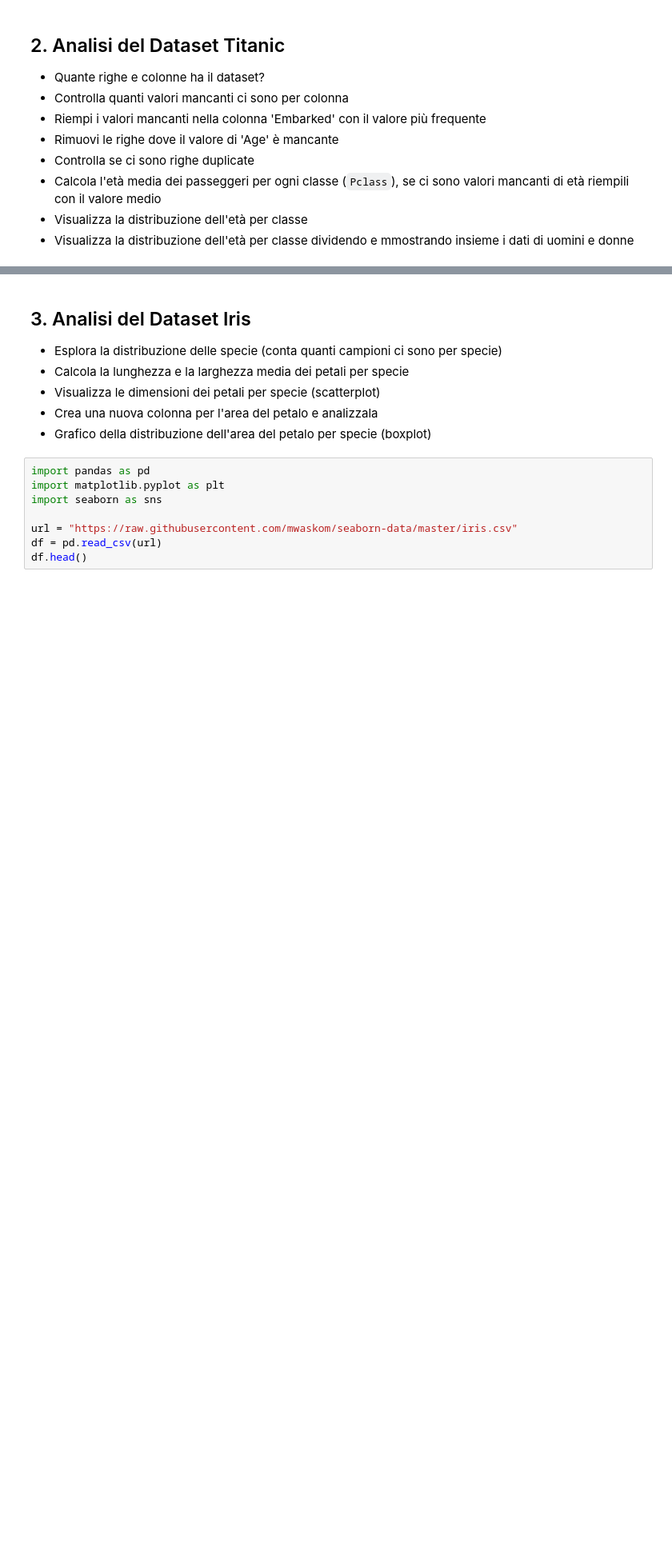
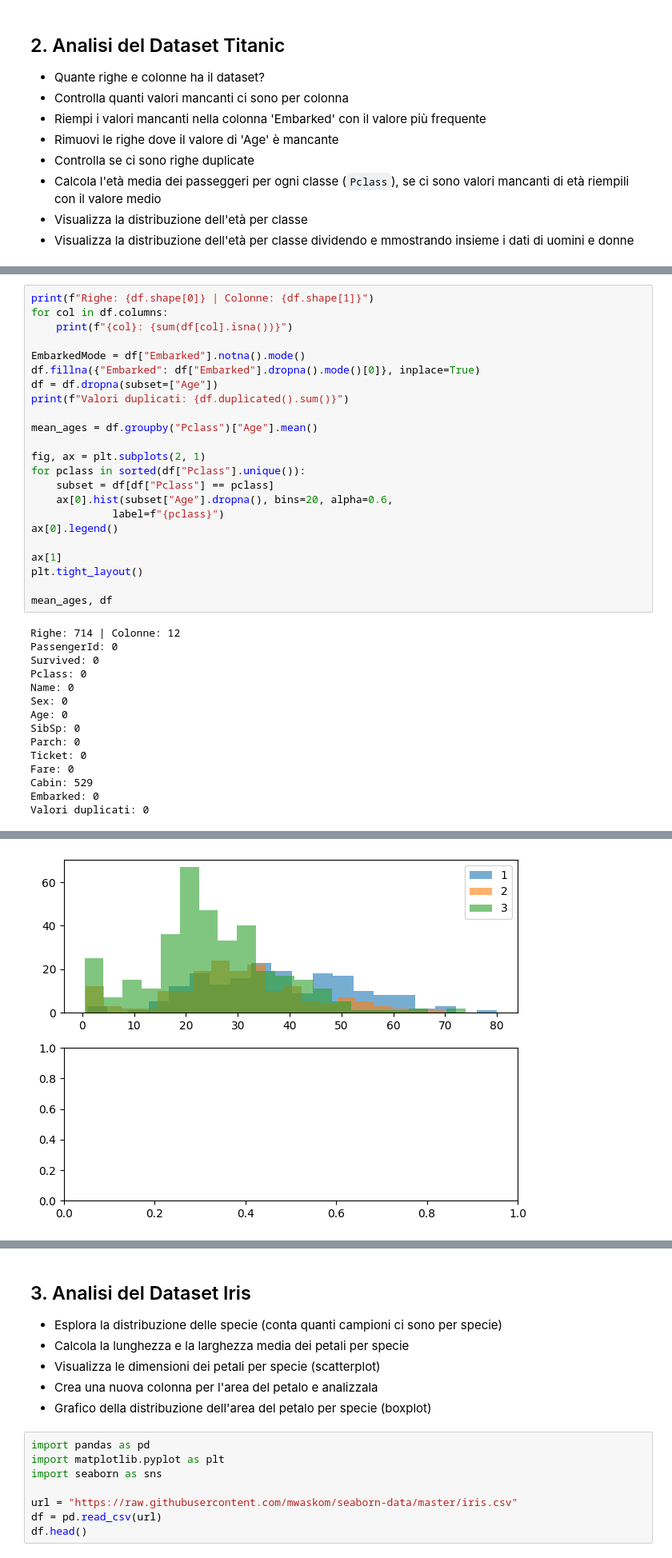
Before and after one commit to sanfix203/esercizi_ProgrammingLabII, a Jupyter notebook: 4_Esercizi_lez_4.ipynb, the cells around one changed output, grey strips where cells are left out. Shown: that part at 80% size. Cells and saved outputs as stored; diff of their text form; blank space fills up the shorter version.

```diff
--- a/4_Esercizi_lez_4.ipynb
+++ b/4_Esercizi_lez_4.ipynb
@@ -83,0 +81,38 @@ df.head()
+# %%
+print(f"Righe: {df.shape[0]} | Colonne: {df.shape[1]}")
+for col in df.columns:
+    print(f"{col}: {sum(df[col].isna())}")
+
+EmbarkedMode = df["Embarked"].notna().mode()
+df.fillna({"Embarked": df["Embarked"].dropna().mode()[0]}, inplace=True)
+df = df.dropna(subset=["Age"])
+print(f"Valori duplicati: {df.duplicated().sum()}")
+
+mean_ages = df.groupby("Pclass")["Age"].mean()
+
+fig, ax = plt.subplots(2, 1)
+for pclass in sorted(df["Pclass"].unique()):
+    subset = df[df["Pclass"] == pclass]
+    ax[0].hist(subset["Age"].dropna(), bins=20, alpha=0.6,
+             label=f"{pclass}")
+ax[0].legend()
+
+ax[1]
+plt.tight_layout()
+
+mean_ages, df
+# %% [output]
+Righe: 714 | Colonne: 12
+PassengerId: 0
+Survived: 0
+Pclass: 0
+Name: 0
+Sex: 0
+Age: 0
+SibSp: 0
+Parch: 0
+Ticket: 0
+Fare: 0
+Cabin: 529
+Embarked: 0
+Valori duplicati: 0
@@ -84,3 +136,4 @@ df.head()
+[figure, added]
 # %%
 # %% [output]
 |  | PassengerId | Survived | Pclass | Name | Sex | Age | SibSp | Parch | Ticket | Fare | ... |
```
Also changed, not shown: parts of 3 cells of this notebook, 1 other file.
